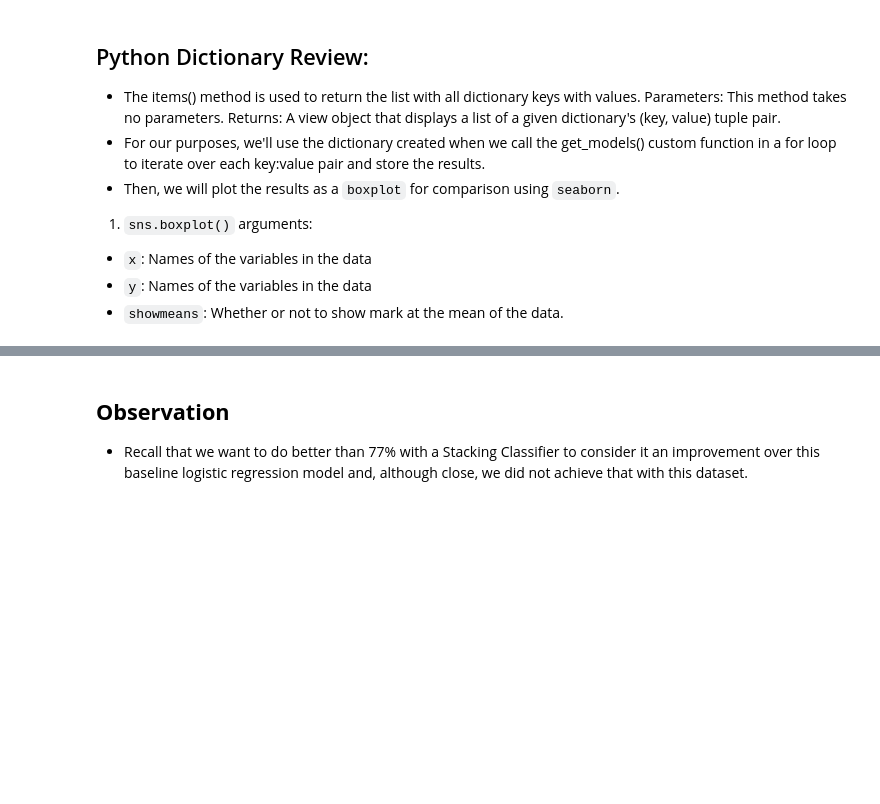
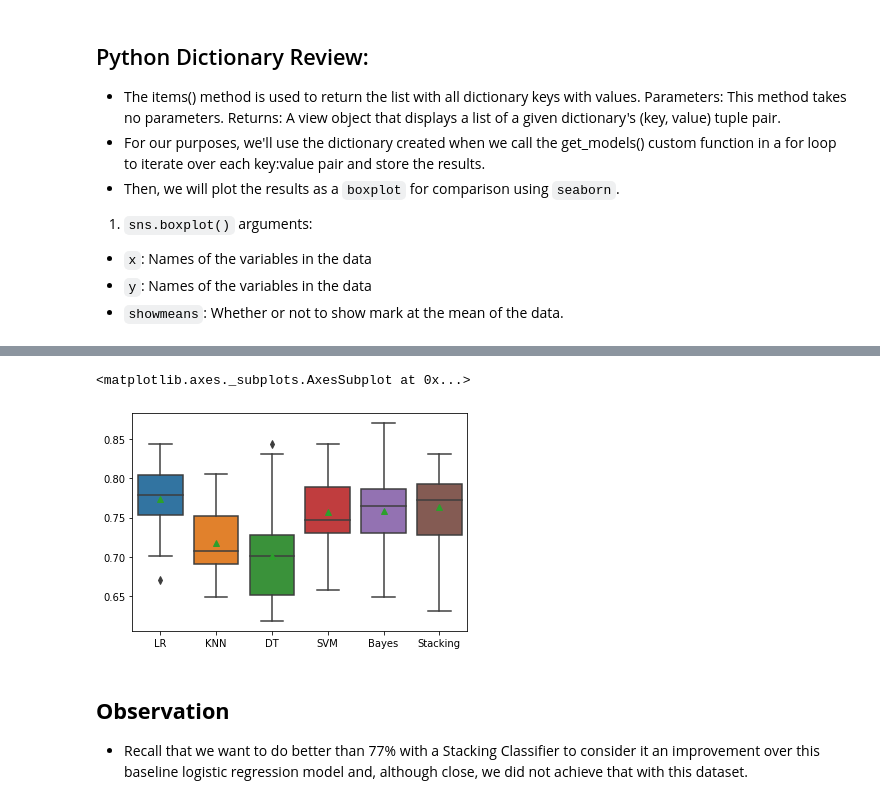
Before and after one commit to datacamp/Applied-Machine-Learning-Ensemble-Modeling-live-training, a Jupyter notebook: notebooks/python_live_session_template.ipynb, the cells around one changed output, grey strips where cells are left out. Drawn from its saved outputs; the diff is of its cells as text; code cells hidden in the pictures; blank space fills up the shorter version.

```diff
--- a/notebooks/python_live_session_template.ipynb
+++ b/notebooks/python_live_session_template.ipynb
@@ -330,0 +346,77 @@ sns.boxplot(x=names, y=results, showmeans=True)
+# %%
+# try improving with tuned hyperparams
+# Define get_stacking():
+def get_stacking():
+
+	# Create an empty list for the base models called layer1
+  layer1 = list()
+
+  # Append tuple with classifier name and instantiations (no arguments) for LogisticRegression, KNeighborsClassifier, DecisionTreeClassifier, SVC, and GaussianNB base models
+  # Hint: layer1.append(('ModelName', Classifier()))
+  layer1.append(('LR', LogisticRegression(C=3792, random_state=42)))
+  layer1.append(('KNN', KNeighborsClassifier(n_neighbors=19)))
+  layer1.append(('DT', DecisionTreeClassifier(max_depth=80, max_features=6)))
+  layer1.append(('SVM', SVC()))
+  layer1.append(('Bayes', GaussianNB()))
+
+  # Instantiate Logistic Regression as meta learner model called layer2
+  layer2 = LogisticRegression()
+
+	# Define StackingClassifier() called model passing layer1 model list and meta learner with 5 cross-validations
+  model = StackingClassifier(estimators=layer1, final_estimator=layer2, cv=5)
+
+  # return model
+  return model
+
+# Define get_models():
+def get_models():
+
+  # Create empty dictionary called models
+  models = dict()
+
+  # Add key:value pairs to dictionary with key as ModelName and value as instantiations (no arguments) for LogisticRegression, KNeighborsClassifier, DecisionTreeClassifier, SVC, and GaussianNB base models
+  # Hint: models['ModelName'] = Classifier()
+  models['LR'] = LogisticRegression(C=3792, random_state=42)
+  models['KNN'] = KNeighborsClassifier(n_neighbors=19)
+  models['DT'] = DecisionTreeClassifier(max_depth=80, max_features=6)
+  models['SVM'] = SVC()
+  models['Bayes'] = GaussianNB()
+
+  # Add key:value pair to dictionary with key called Stacking and value that calls get_stacking() custom function
+  models['Stacking'] = get_stacking()
+
+  # return dictionary
+  return models
+
+
+# Evaluate the models and store results
+# Create an empty list for the results
+results = list()
+
+# Create an empty list for the model names
+names = list()
+
+# Create a for loop that iterates over each name, model in models dictionary
+for name, model in models.items():
+
+	# Call evaluate_model(model) and assign it to variable called scores
+	scores = evaluate_model(model)
+
+  # Append output from scores to the results list
+	results.append(scores)
+
+  # Append name to the names list
+	names.append(name)
+
+  # Print name, mean and standard deviation of scores:
+	print('>%s %.3f (%.3f)' % (name, mean(scores), std(scores)))
+
+# Plot model performance for comparison using names for x and results for y and setting showmeans to True
+sns.boxplot(x=names, y=results, showmeans=True)
+#LR 0.773 (0.040)
+#KNN 0.717 (0.040)
+#DT 0.697 (0.058)
+#SVM 0.757 (0.040)
+#Bayes 0.759 (0.055)
+#Stacking 0.765 (0.045)
+# %% [output]
@@ -331,3 +429,5 @@ sns.boxplot(x=names, y=results, showmeans=True)
+<matplotlib.axes._subplots.AxesSubplot at 0x...>
+[figure, added]
 # %% [markdown]
 ## **Observation**
 - Recall that we want to do better than 77% with a Stacking Classifier to consider it an improvement over this baseline logistic regression model and, although close, we did not achieve that with this dataset.
```
Also changed, not shown: parts of 10 cells of this notebook.
